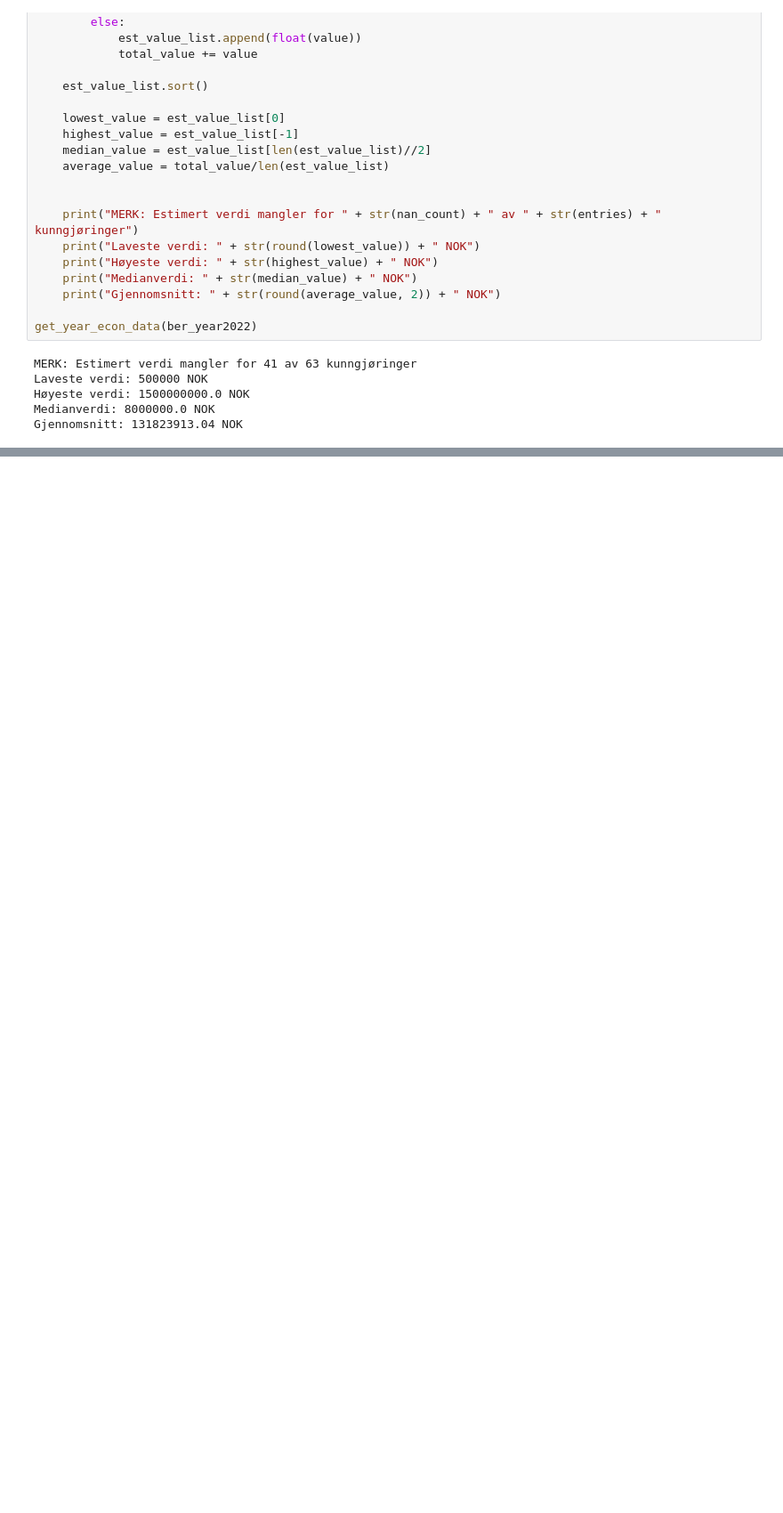
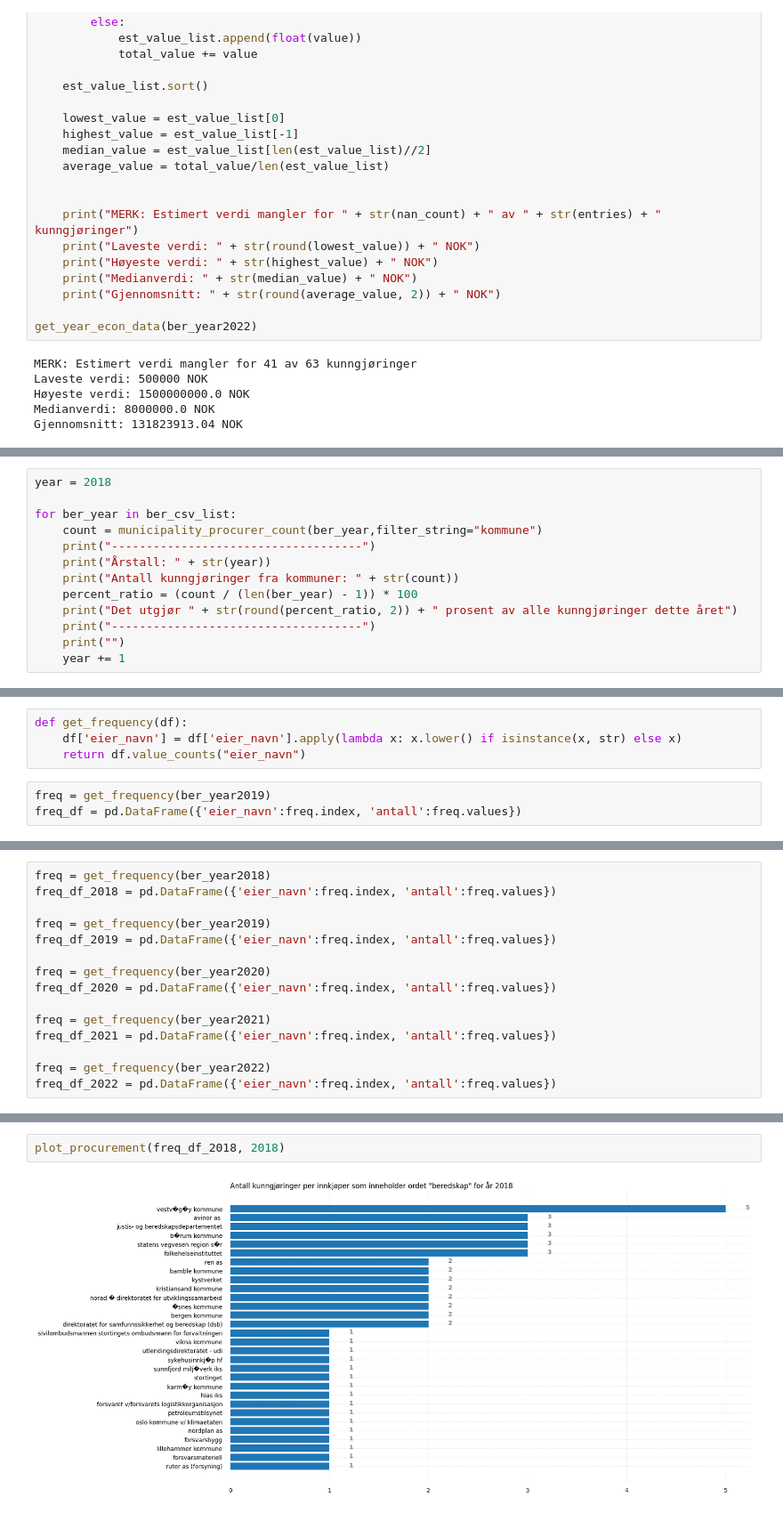
Before and after one commit to janethorv/public-procurement-analytics, a Jupyter notebook: pandas-analytics/EDA.ipynb, the cells around one changed output, grey strips where cells are left out. Shown at 89% size. Cells and saved outputs as stored; diff of their text form; blank space fills up the shorter version.

Commit message:
added frequency plotting

```diff
--- a/pandas-analytics/EDA.ipynb
+++ b/pandas-analytics/EDA.ipynb
@@ -211,0 +256,13 @@ Gjennomsnitt: 131823913.04 NOK
+# %%
+year = 2018
+
+for ber_year in ber_csv_list:
+    count = municipality_procurer_count(ber_year,filter_string="kommune")
+    print("------------------------------------")
+    print("Årstall: " + str(year))
+    print("Antall kunngjøringer fra kommuner: " + str(count))
+    percent_ratio = (count / (len(ber_year) - 1)) * 100
+    print("Det utgjør " + str(round(percent_ratio, 2)) + " prosent av alle kunngjøringer dette året")
+    print("------------------------------------")
+    print("")
+    year += 1
@@ -211,0 +289,7 @@ Gjennomsnitt: 131823913.04 NOK
+# %%
+def get_frequency(df):
+    df['eier_navn'] = df['eier_navn'].apply(lambda x: x.lower() if isinstance(x, str) else x)
+    return df.value_counts("eier_navn")
+# %%
+freq = get_frequency(ber_year2019)
+freq_df = pd.DataFrame({'eier_navn':freq.index, 'antall':freq.values})
@@ -211,0 +362,15 @@ Gjennomsnitt: 131823913.04 NOK
+# %%
+freq = get_frequency(ber_year2018)
+freq_df_2018 = pd.DataFrame({'eier_navn':freq.index, 'antall':freq.values})
+
+freq = get_frequency(ber_year2019)
+freq_df_2019 = pd.DataFrame({'eier_navn':freq.index, 'antall':freq.values})
+
+freq = get_frequency(ber_year2020)
+freq_df_2020 = pd.DataFrame({'eier_navn':freq.index, 'antall':freq.values})
+
+freq = get_frequency(ber_year2021)
+freq_df_2021 = pd.DataFrame({'eier_navn':freq.index, 'antall':freq.values})
+
+freq = get_frequency(ber_year2022)
+freq_df_2022 = pd.DataFrame({'eier_navn':freq.index, 'antall':freq.values})
@@ -211,0 +395,4 @@ Gjennomsnitt: 131823913.04 NOK
+# %%
+plot_procurement(freq_df_2018, 2018)
+# %% [output]
+[figure, added]
```
Also changed, not shown: parts of 14 cells of this notebook.
